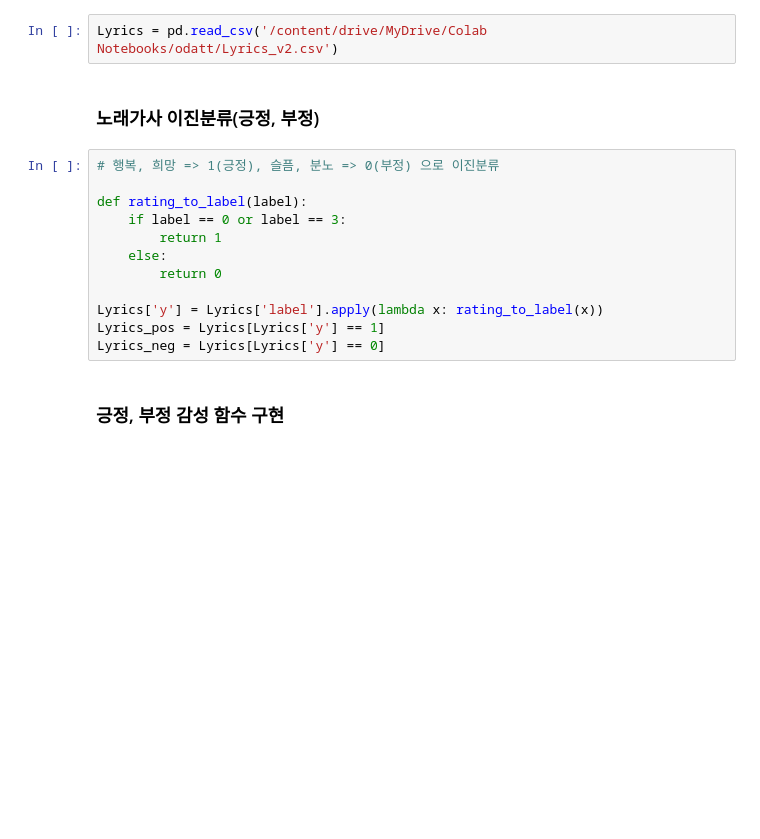
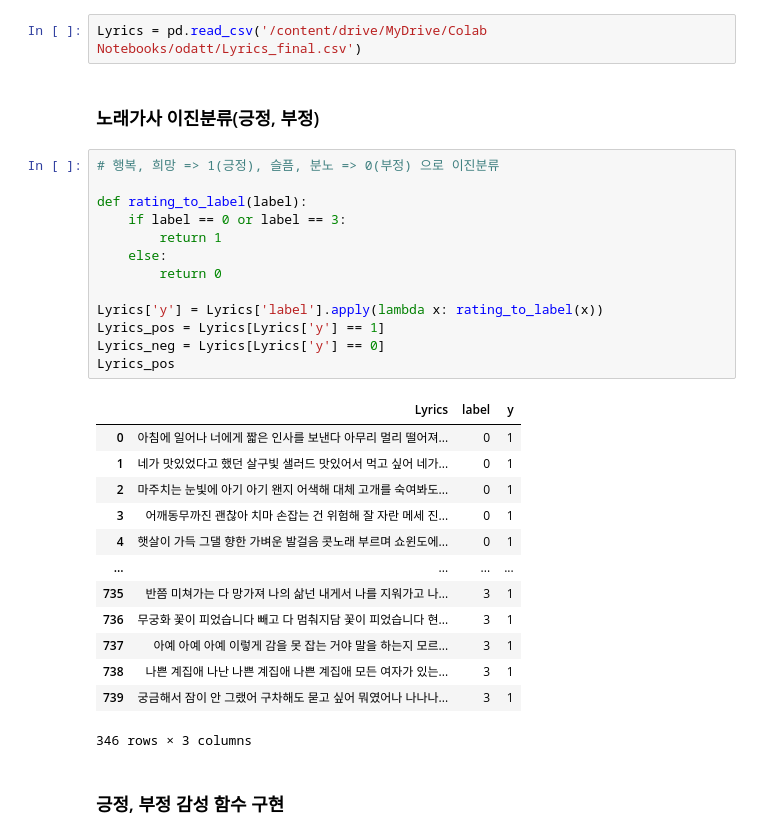
Before and after one commit to heydoit/NLP, a Jupyter notebook: KNU.ipynb, the cells around one changed output. Saved outputs shown, nothing was run; the diff lists cells and outputs as text; blank space fills up the shorter version.

```diff
--- a/KNU.ipynb
+++ b/KNU.ipynb
@@ -22,21 +35,36 @@ warnings.filterwarnings('ignore')
 # %% [markdown]
 ### Lyrics 불러오기
 # %%
-Lyrics = pd.read_csv('/content/drive/MyDrive/Colab Notebooks/odatt/Lyrics_v2.csv')
+Lyrics = pd.read_csv('/content/drive/MyDrive/Colab Notebooks/odatt/Lyrics_final.csv')
 # %% [markdown]
 ### 노래가사 이진분류(긍정, 부정)
 # %%
 # 행복, 희망 => 1(긍정), 슬픔, 분노 => 0(부정) 으로 이진분류
 
 def rating_to_label(label):
     if label == 0 or label == 3:
         return 1
     else:
         return 0
 
 Lyrics['y'] = Lyrics['label'].apply(lambda x: rating_to_label(x))
 Lyrics_pos = Lyrics[Lyrics['y'] == 1]
 Lyrics_neg = Lyrics[Lyrics['y'] == 0]
+Lyrics_pos
+# %% [output]
+|  | Lyrics | label | y |
+| 0 | 아침에 일어나 너에게 짧은 인사를 보낸다 아무리 멀리 떨어져... | 0 | 1 |
+| 1 | 네가 맛있었다고 했던 살구빛 샐러드 맛있어서 먹고 싶어 네가... | 0 | 1 |
+| 2 | 마주치는 눈빛에 아기 아기 왠지 어색해 대체 고개를 숙여봐도... | 0 | 1 |
+| 3 | 어깨동무까진 괜찮아 치마 손잡는 건 위험해 잘 자란 메세 진... | 0 | 1 |
+| 4 | 햇살이 가득 그댈 향한 가벼운 발걸음 콧노래 부르며 쇼윈도에... | 0 | 1 |
+| ... | ... | ... | ... |
+| 735 | 반쯤 미쳐가는 다 망가져 나의 삶넌 내게서 나를 지워가고 나... | 3 | 1 |
+| 736 | 무궁화 꽃이 피었습니다 빼고 다 멈춰지담 꽃이 피었습니다 현... | 3 | 1 |
+| 737 | 아예 아예 아예 이렇게 감을 못 잡는 거야 말을 하는지 모르... | 3 | 1 |
+| 738 | 나쁜 계집애 나난 나쁜 계집애 나쁜 계집애 모든 여자가 있는... | 3 | 1 |
+| 739 | 궁금해서 잠이 안 그랬어 구차해도 묻고 싶어 뭐였어나 나나나... | 3 | 1 |
+346 rows × 3 columns
 # %% [markdown]
 ### 긍정, 부정 감성 함수 구현
 # %%
```
Also changed, not shown: parts of 4 cells of this notebook, 2 other files.
